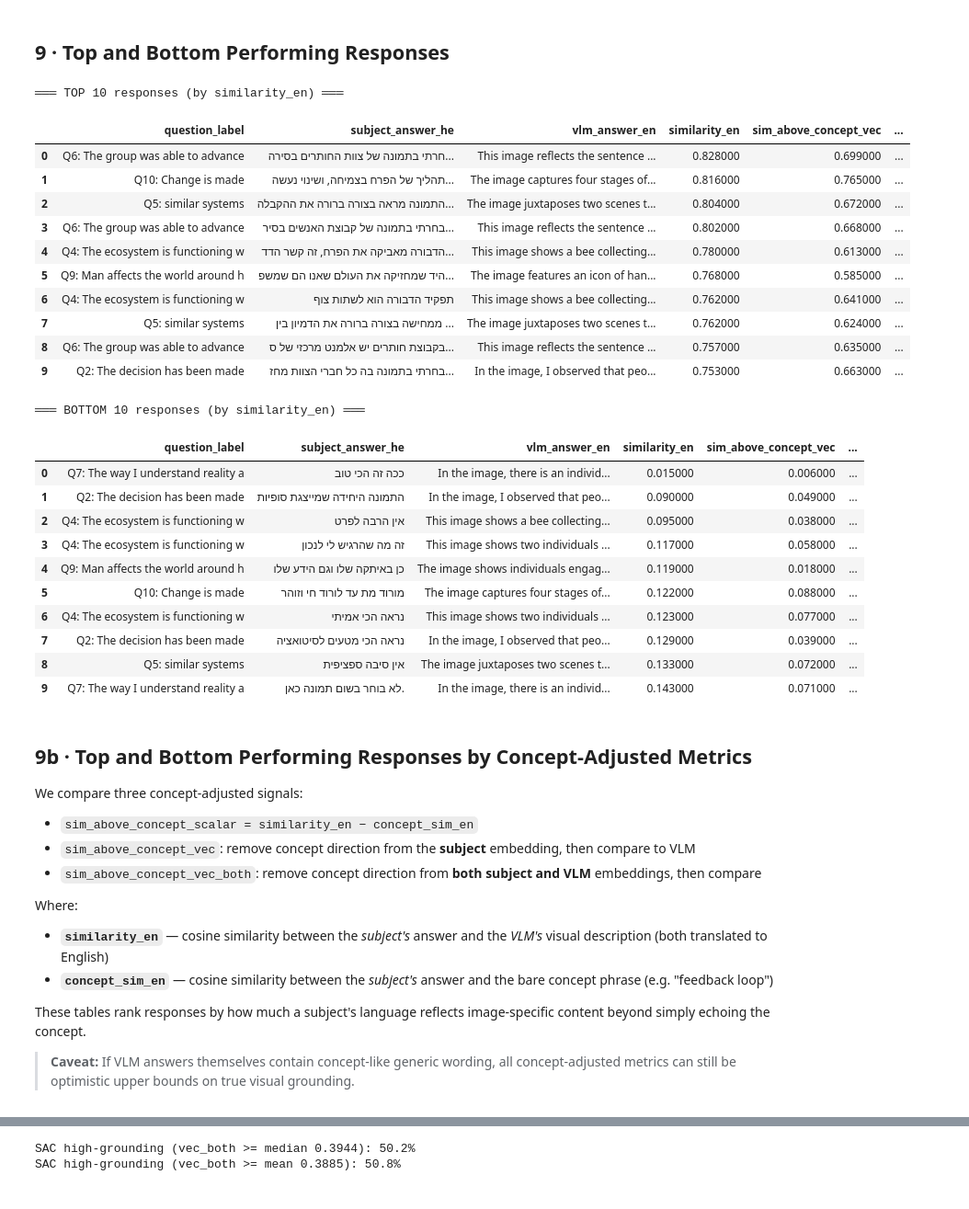
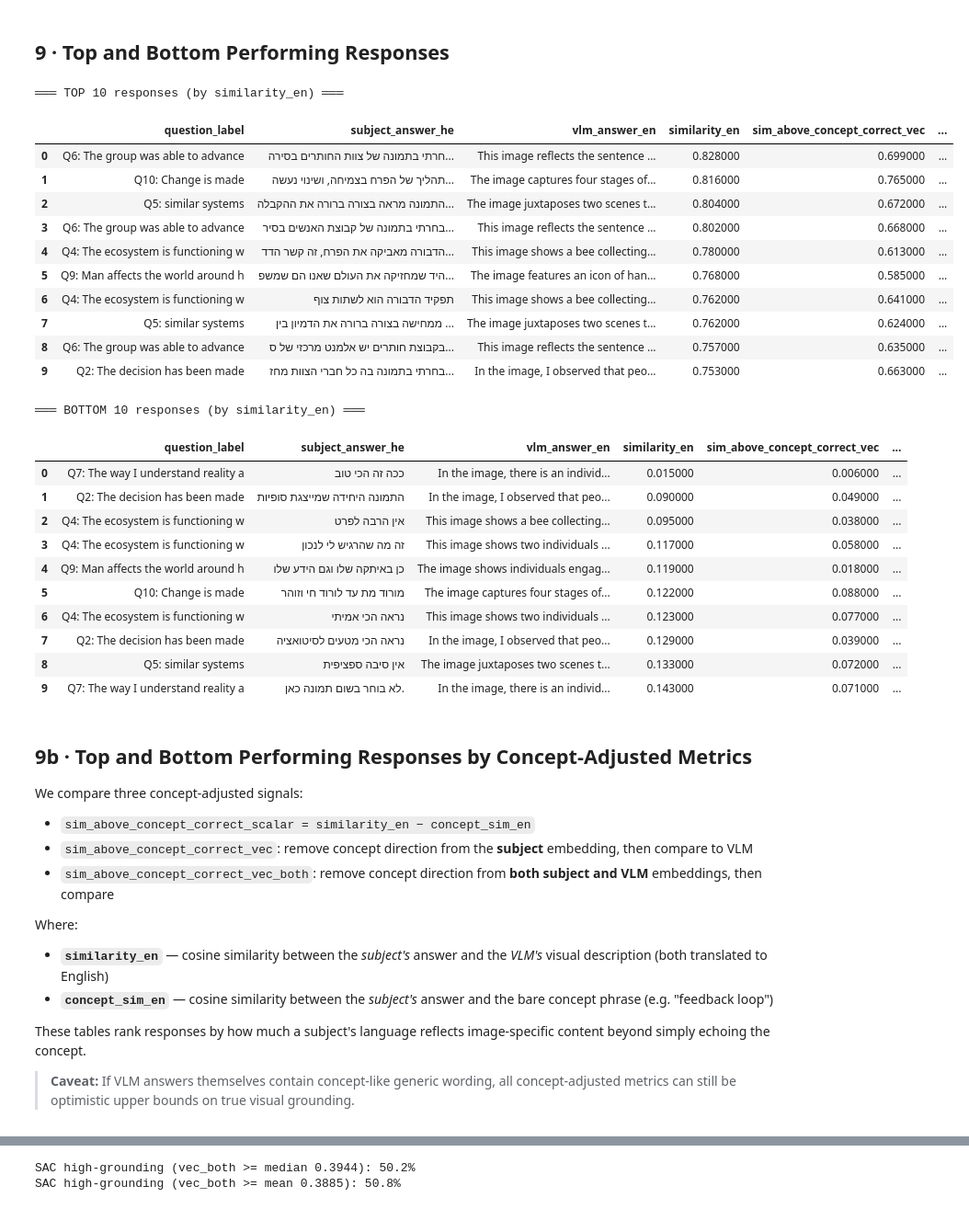
Before and after one commit to ArielKravinsky/systems-thinking-vlm, a Jupyter notebook: analysis_qwen_results.ipynb, the cells around one changed output, grey strips where cells are left out. Shown at 92% size. Cells and saved outputs as stored; diff of their text form; code cells hidden in the pictures.

```diff
--- a/analysis_qwen_results.ipynb
+++ b/analysis_qwen_results.ipynb
@@ -47,7 +47,7 @@ with open(RESULTS_FILE) as f:
 
 # Keep only fully-populated records (skip entries that only have a timestamp)
 REQUIRED = ["stem", "similarity", "similarity_en", "bertscore_f1", "concept_sim_en",
-            "sim_above_concept_scalar", "sim_above_concept_vec", "sim_above_concept_vec_both", "subject_word_count"]
+            "sim_above_concept_correct_scalar", "sim_above_concept_correct_vec", "sim_above_concept_correct_vec_both", "subject_word_count"]
 full_records = [r for r in raw if all(k in r and r[k] != "" for k in REQUIRED)]
 
 df_raw = pd.DataFrame(full_records)
@@ -68,7 +68,7 @@ NUMERIC = [
     "similarity", "similarity_percent",
     "similarity_en", "similarity_en_percent",
     "similarity_labse_he", "similarity_labse_he_percent",
-    "concept_sim_en", "sim_above_concept_scalar", "sim_above_concept_vec", "sim_above_concept_vec_both",
+    "concept_sim_en", "sim_above_concept_correct_scalar", "sim_above_concept_correct_vec", "sim_above_concept_correct_vec_both",
     "bertscore_precision", "bertscore_recall", "bertscore_f1",
     "subject_word_count",
 ]
@@ -349,7 +349,7 @@ plt.show()
 
 ft = df.groupby("used_fallback")[[
     "similarity", "similarity_en",
-    "sim_above_concept_vec", "sim_above_concept_vec_both", "sim_above_concept_scalar",
+    "sim_above_concept_correct_vec", "sim_above_concept_correct_vec_both", "sim_above_concept_correct_scalar",
     "bertscore_f1"
 ]].agg(["mean", "std"]).round(4)
 print("\nFallback vs Normal — metric means & std:\n")
@@ -358,7 +358,7 @@ print(ft.to_string())
 # Statistical test (Mann-Whitney)
 if all(v in df["used_fallback"].values for v in [True, False]):
     from scipy.stats import mannwhitneyu
-    for col in ["similarity_en", "sim_above_concept_vec", "sim_above_concept_vec_both", "bertscore_f1"]:
+    for col in ["similarity_en", "sim_above_concept_correct_vec", "sim_above_concept_correct_vec_both", "bertscore_f1"]:
         a = df.loc[df["used_fallback"] == False, col].dropna()
         b = df.loc[df["used_fallback"] == True,  col].dropna()
         if len(b) > 0:
@@ -380,41 +380,41 @@ No fallback samples found — all responses are normal VLM outputs.
 ## 9 · Top and Bottom Performing Responses
 # %%
 display_cols = ["question_label", "subject_answer_he", "vlm_answer_en",
-                "similarity_en", "sim_above_concept_vec", "sim_above_concept_vec_both", "sim_above_concept_scalar", "subject_word_count"]
+                "similarity_en", "sim_above_concept_correct_vec", "sim_above_concept_correct_vec_both", "sim_above_concept_correct_scalar", "subject_word_count"]
 
 top10 = df.nlargest(10, "similarity_en")[display_cols].copy()
 bot10 = df.nsmallest(10, "similarity_en")[display_cols].copy()
 
-for col in ["similarity_en", "sim_above_concept_vec", "sim_above_concept_vec_both", "sim_above_concept_scalar"]:
+for col in ["similarity_en", "sim_above_concept_correct_vec", "sim_above_concept_correct_vec_both", "sim_above_concept_correct_scalar"]:
     top10[col] = top10[col].round(3)
     bot10[col] = bot10[col].round(3)
 
 # Truncate long text for display
 def trunc(s, n=80):
     return s[:n] + "…" if isinstance(s, str) and len(s) > n else s
 
 for col in ["subject_answer_he", "vlm_answer_en"]:
     top10[col] = top10[col].apply(trunc)
     bot10[col] = bot10[col].apply(trunc)
 
 print("═══ TOP 10 responses (by similarity_en) ═══")
 display(top10.reset_index(drop=True).style
         .background_gradient(subset=["similarity_en"], cmap="Greens")
-        .background_gradient(subset=["sim_above_concept_vec"], cmap="RdYlGn")
-        .background_gradient(subset=["sim_above_concept_vec_both"], cmap="Purples")
-        .background_gradient(subset=["sim_above_concept_scalar"], cmap="PuOr")
+        .background_gradient(subset=["sim_above_concept_correct_vec"], cmap="RdYlGn")
+        .background_gradient(subset=["sim_above_concept_correct_vec_both"], cmap="Purples")
+        .background_gradient(subset=["sim_above_concept_correct_scalar"], cmap="PuOr")
         .set_properties(**{"font-size":"9pt"}))
 
 print("\n═══ BOTTOM 10 responses (by similarity_en) ═══")
 display(bot10.reset_index(drop=True).style
         .background_gradient(subset=["similarity_en"], cmap="Reds_r")
-        .background_gradient(subset=["sim_above_concept_vec"], cmap="RdYlGn")
-        .background_gradient(subset=["sim_above_concept_vec_both"], cmap="Purples")
-        .background_gradient(subset=["sim_above_concept_scalar"], cmap="PuOr")
+        .background_gradient(subset=["sim_above_concept_correct_vec"], cmap="RdYlGn")
+        .background_gradient(subset=["sim_above_concept_correct_vec_both"], cmap="Purples")
+        .background_gradient(subset=["sim_above_concept_correct_scalar"], cmap="PuOr")
         .set_properties(**{"font-size":"9pt"}))
 # %% [output]
 ═══ TOP 10 responses (by similarity_en) ═══
-|  | question_label | subject_answer_he | vlm_answer_en | similarity_en | sim_above_concept_vec | ... |
+|  | question_label | subject_answer_he | vlm_answer_en | similarity_en | sim_above_concept_correct_vec | ... |
 | 0 | Q6: The group was able to advance | חרתי בתמונה של צוות החותרים בסירה... | This image reflects the sentence ... | 0.828000 | 0.699000 | ... |
 | 1 | Q10: Change is made | תהליך של הפרח בצמיחה, ושינוי נעשה... | The image captures four stages of... | 0.816000 | 0.765000 | ... |
 | 2 | Q5: similar systems | התמונה מראה בצורה ברורה את ההקבלה... | The image juxtaposes two scenes t... | 0.804000 | 0.672000 | ... |
@@ -426,7 +426,7 @@ display(bot10.reset_index(drop=True).style
 | 8 | Q6: The group was able to advance | בקבוצת חותרים יש אלמנט מרכזי של ס... | This image reflects the sentence ... | 0.757000 | 0.635000 | ... |
 | 9 | Q2: The decision has been made | בחרתי בתמונה בה כל חברי הצוות מחז... | In the image, I observed that peo... | 0.753000 | 0.663000 | ... |
 ═══ BOTTOM 10 responses (by similarity_en) ═══
-|  | question_label | subject_answer_he | vlm_answer_en | similarity_en | sim_above_concept_vec | ... |
+|  | question_label | subject_answer_he | vlm_answer_en | similarity_en | sim_above_concept_correct_vec | ... |
 | 0 | Q7: The way I understand reality a | ככה זה הכי טוב | In the image, there is an individ... | 0.015000 | 0.006000 | ... |
 | 1 | Q2: The decision has been made | התמונה היחידה שמייצגת סופיות | In the image, I observed that peo... | 0.090000 | 0.049000 | ... |
 | 2 | Q4: The ecosystem is functioning w | אין הרבה לפרט | This image shows a bee collecting... | 0.095000 | 0.038000 | ... |
@@ -442,9 +442,9 @@ display(bot10.reset_index(drop=True).style
 
 We compare three concept-adjusted signals:
 
-- `sim_above_concept_scalar = similarity_en − concept_sim_en`
-- `sim_above_concept_vec`: remove concept direction from the **subject** embedding, then compare to VLM
-- `sim_above_concept_vec_both`: remove concept direction from **both subject and VLM** embeddings, then compare
+- `sim_above_concept_correct_scalar = similarity_en − concept_sim_en`
+- `sim_above_concept_correct_vec`: remove concept direction from the **subject** embedding, then compare to VLM
+- `sim_above_concept_correct_vec_both`: remove concept direction from **both subject and VLM** embeddings, then compare
 
 Where:
 - **`similarity_en`** — cosine similarity between the *subject's* answer and the *VLM's* visual description (both translated to English)
```
Also changed, not shown: parts of 16 cells of this notebook, 23 other files.
